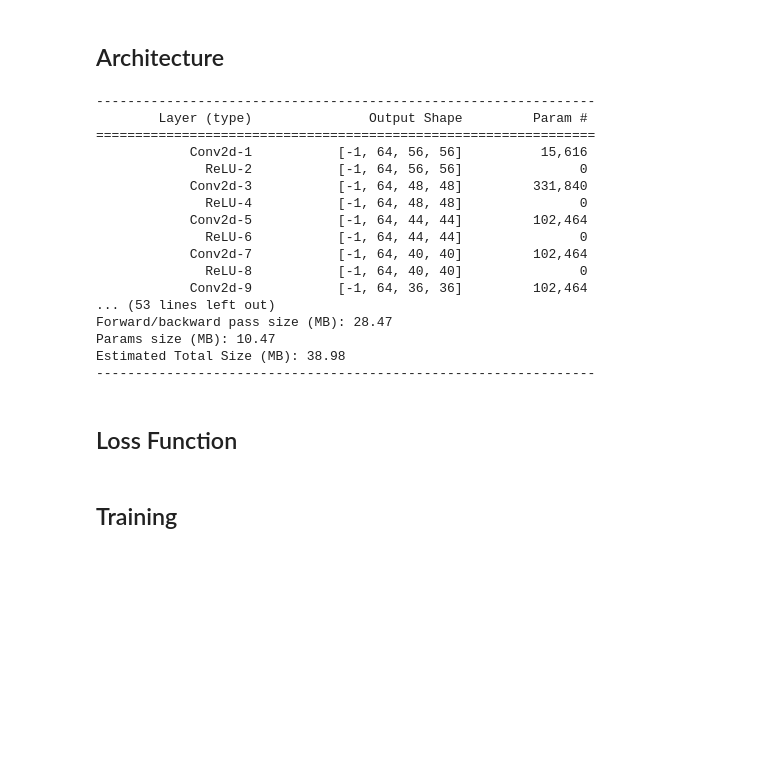
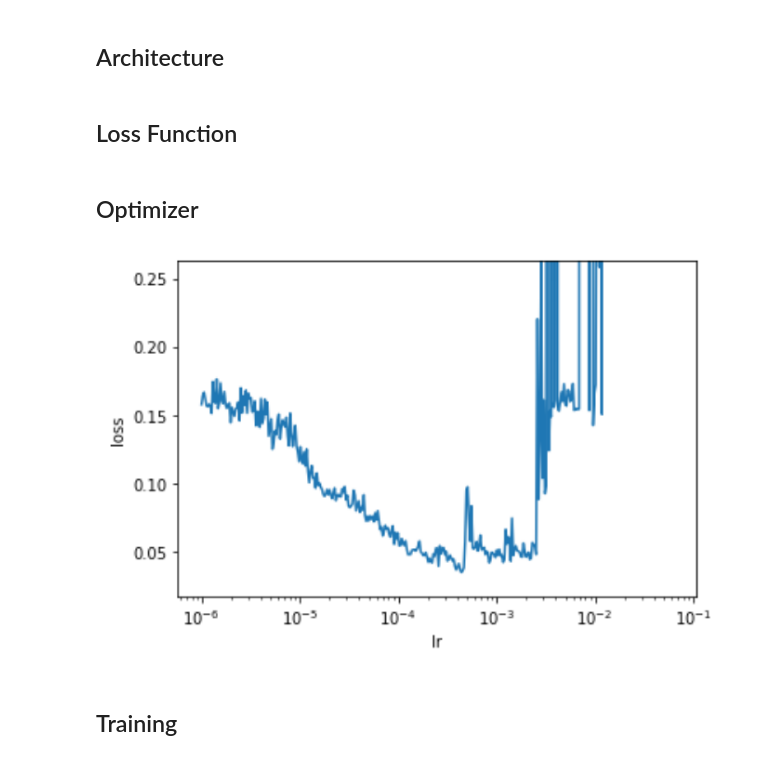
Before and after one commit to topilskiyak/glare, a Jupyter notebook: sirr1802/sirr1802.ipynb, the cells around one changed output. Saved outputs shown, nothing was run; the diff lists cells and outputs as text; code cells hidden in the pictures; blank space fills up the shorter version.

```diff
--- a/sirr1802/sirr1802.ipynb
+++ b/sirr1802/sirr1802.ipynb
@@ -336,7 +694,7 @@ class TransmissionRestorationCNN(nn.Module):
     return self.cnn(x)
 
 
-class SIRRNet(nn.Module):
+class SIRRNet(ModuleWithSIRRComputeAll):
   def __init__(self, in_, filters, depth):
     super(SIRRNet, self).__init__()
     self.feature_extraction = FeatureExtractionCNN(in_, filters)
@@ -351,26 +709,59 @@ class SIRRNet(nn.Module):
 
 model = SIRRNet(in_=3, filters=64, depth=3).to(DEVICE)
 
-if True:
-  summary(model, (3, 64, 64))
+if DEBUG:
+  summary(model, (3, *IMG_SHAPE))
-# %% [output]
-----------------------------------------------------------------
-        Layer (type)               Output Shape         Param #
-================================================================
-            Conv2d-1           [-1, 64, 56, 56]          15,616
-              ReLU-2           [-1, 64, 56, 56]               0
-            Conv2d-3           [-1, 64, 48, 48]         331,840
-              ReLU-4           [-1, 64, 48, 48]               0
-            Conv2d-5           [-1, 64, 44, 44]         102,464
-              ReLU-6           [-1, 64, 44, 44]               0
-            Conv2d-7           [-1, 64, 40, 40]         102,464
-              ReLU-8           [-1, 64, 40, 40]               0
-            Conv2d-9           [-1, 64, 36, 36]         102,464
-... (53 lines left out)
-Forward/backward pass size (MB): 28.47
-Params size (MB): 10.47
-Estimated Total Size (MB): 38.98
-----------------------------------------------------------------
 # %% [markdown]
 ## Loss Function
+# %%
+def setup_model(model):
+  model.set_device(DEVICE)
+  model.set_settings(SIRRSettings())
+
+  criterion = nn.MSELoss()
+  model.set_criterion(criterion)
+
+setup_model(model)
+# %% [markdown]
+## Optimizer
+# %%
+def find_lr(model, dataloader, optimizer, lr_logmin=-7, lr_logmax=1):
+  lr = np.logspace(lr_logmin, lr_logmax, len(dataloader))
+  losses = []
+  for lr_, batch in zip(lr, tqdm(dataloader)):
+    for param_group in optimizer.param_groups:
+        param_group['lr'] = lr_
+    details = model.compute_all(batch)
+    optimizer.zero_grad()
+    loss = details['loss']
+    loss.backward()
+    optimizer.step()
+    losses.append(details['loss'].item())
+  return lr, losses
+
+def plot_lr(lr, losses):
+  losses = np.array(losses)
+  mask = ~np.isnan(losses)
+
+  ylim_min = min(losses) * 0.5
+  ylim_max = np.quantile(losses[mask], q=0.8) * 1.5
+
+  plt.plot(lr[mask], losses[mask])
+  plt.xscale('log')
+  plt.ylim([ylim_min, ylim_max])
+  plt.ylabel('loss')
+  plt.xlabel('lr')
+  plt.show()
+
+
+if False:
+  model_ = SIRRNet(in_=3, filters=64, depth=3).to(DEVICE)
+  setup_model(model_)
+  optimizer = torch.optim.Adam(model_.parameters(), lr=LEARNING_RATE)
+
+  lr, losses = find_lr(model_, fused_dataloaders['train'], optimizer,
+                       lr_logmin=-6, lr_logmax=-1)
+  plot_lr(lr, losses)
+# %% [output]
+[figure, added]
 # %%
```
Also changed, not shown: parts of 29 cells of this notebook.
